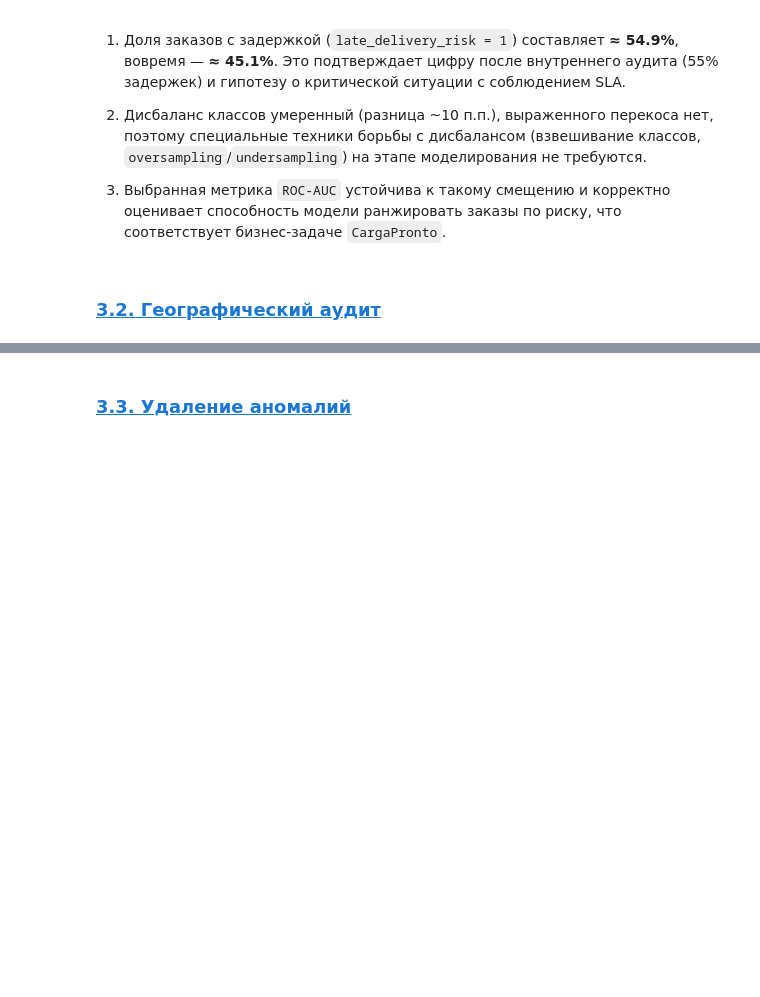
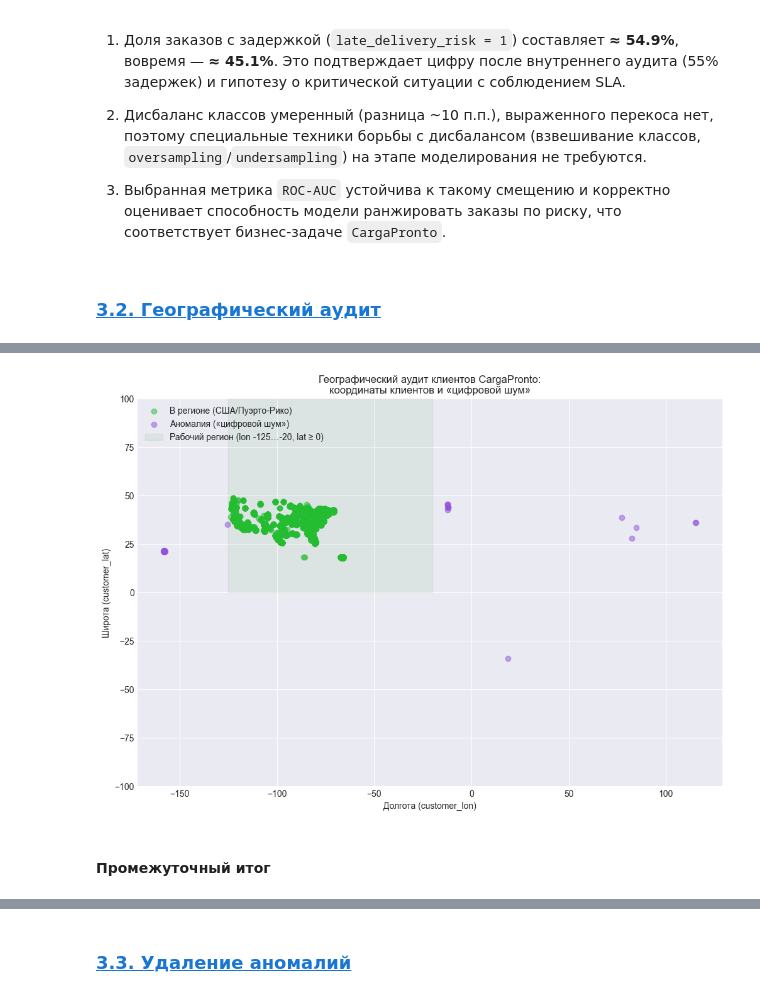
Before and after one commit to MEYakunin/Sprint18_Delivery_Delay_Prediction, a Jupyter notebook: Sprint18_Delivery_Delay_Prediction_Yakunin_Mikl.ipynb, the cells around one changed output, grey strips where cells are left out. Drawn from its saved outputs; the diff is of its cells as text; code cells hidden in the pictures; blank space fills up the shorter version.

Commit message:
Sprint18_Delivery_Delay_Prediction_Yakunin_Mikl - "EDA" - выполнен подраздел "3.2. Географический аудит" и составлен соответствующий промежуточный итог.

```diff
--- a/Sprint18_Delivery_Delay_Prediction_Yakunin_Mikl.ipynb
+++ b/Sprint18_Delivery_Delay_Prediction_Yakunin_Mikl.ipynb
@@ -140,6 +140,10 @@ from sklearn.preprocessing import (
 # Устанавка константных параметров
 RANDOM_STATE = 42
 TEST_SIZE = 0.2
+
+# Рабочие границы: долгота -125…-20; широта > 0 (северное полушарие)
+LON_MIN, LON_MAX = -125, -20
+LAT_MIN = 0
 # %%
 # Настройки Pandas для отображения DataFrame
 pd.set_option('display.max_columns', None)
@@ -493,3 +497,20 @@ plt.show()
 3. Выбранная метрика `ROC-AUC` устойчива к такому смещению и корректно оценивает способность модели ранжировать заказы по риску, что соответствует бизнес-задаче `CargaPronto`.
 # %% [markdown]
 ### [3.2. Географический аудит](#content)<a id="3_2"></a>
+# %%
+# Создаем функцию для определения региона
+def geo_status(row):
+    if (LON_MIN <= row['customer_lon'] <= LON_MAX) and (row['customer_lat'] >= LAT_MIN):
+        return 'В регионе (США/Пуэрто-Рико)'
+    return 'Аномалия («цифровой шум»)'
+# %%
+# Создаем новый столбец с информацией о регионе
+audit_df = df_customers.copy()
+audit_df['geo_status'] = audit_df.apply(geo_status, axis=1)
+
+# Распределение точек по регионам
+geo_counts = audit_df['geo_status'].value_counts()
+geo_summary = geo_counts.reset_index(name='Количество')
+
+print('Распределение точек по зонам:')
+display(geo_summary)
@@ -495,0 +522,24 @@ plt.show()
+# %%
+fig, ax = plt.subplots(figsize=(12, 8))
+
+# Основное облако точек и аномалии разными цветами
+for status, color in zip(['В регионе (США/Пуэрто-Рико)', 'Аномалия («цифровой шум»)'], ["#27C033", "#9352DD"]):
+    subset = audit_df[audit_df['geo_status'] == status]
+    ax.scatter(subset['customer_lon'], subset['customer_lat'], alpha=0.5, color=color, label=status)
+
+# Визуальные границы рабочего региона
+ax.set_ylim(-100, 100)
+ax.axvspan(LON_MIN, LON_MAX, ymin=0.5, ymax=1,
+           alpha=0.06, color='green',
+           label='Рабочий регион (lon -125…-20, lat ≥ 0)')
+
+ax.set_xlabel('Долгота (customer_lon)')
+ax.set_ylabel('Широта (customer_lat)')
+ax.set_title('Географический аудит клиентов CargaPronto:\nкоординаты клиентов и «цифровой шум»')
+ax.legend(loc='upper left', fontsize=10)
+
+plt.show()
+# %% [output]
+[figure, added]
+# %% [markdown]
+#### Промежуточный итог
```
Also changed, not shown: parts of 2 cells of this notebook.
